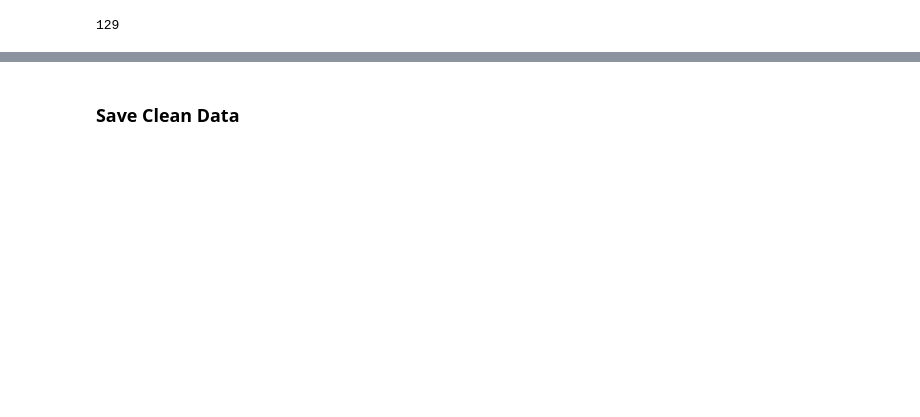
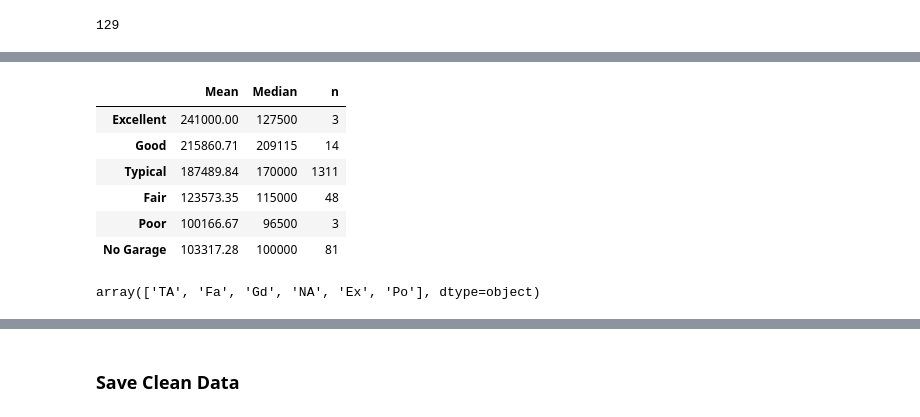
Before and after one commit to OwenLin2001/KaggleML2024Summer, a Jupyter notebook: Housing_Prices/Code/Data_EDA.ipynb, the cells around one changed output, grey strips where cells are left out. Cells and saved outputs as stored; diff of their text form; code cells hidden in the pictures; blank space fills up the shorter version.

```diff
--- a/Housing_Prices/Code/Data_EDA.ipynb
+++ b/Housing_Prices/Code/Data_EDA.ipynb
@@ -292,0 +495,13 @@ len(clean_feat) # 117 + 11 + 1
+# %%
+# GarageQual
+data.GarageQual.fillna("NA", inplace=True)
+mean_median("GarageQual", ["Ex", 'Gd', 'TA', 'Fa', 'Po', 'NA'], ['Excellent', 'Good', 'Typical', 'Fair', 'Poor', 'No Garage'])
+# %% [output]
+|  | Mean | Median | n |
+| Excellent | 241000.00 | 127500 | 3 |
+| Good | 215860.71 | 209115 | 14 |
+| Typical | 187489.84 | 170000 | 1311 |
+| Fair | 123573.35 | 115000 | 48 |
+| Poor | 100166.67 | 96500 | 3 |
+| No Garage | 103317.28 | 100000 | 81 |
+array(['TA', 'Fa', 'Gd', 'NA', 'Ex', 'Po'], dtype=object)
```
Also changed, not shown: parts of 32 cells of this notebook.
